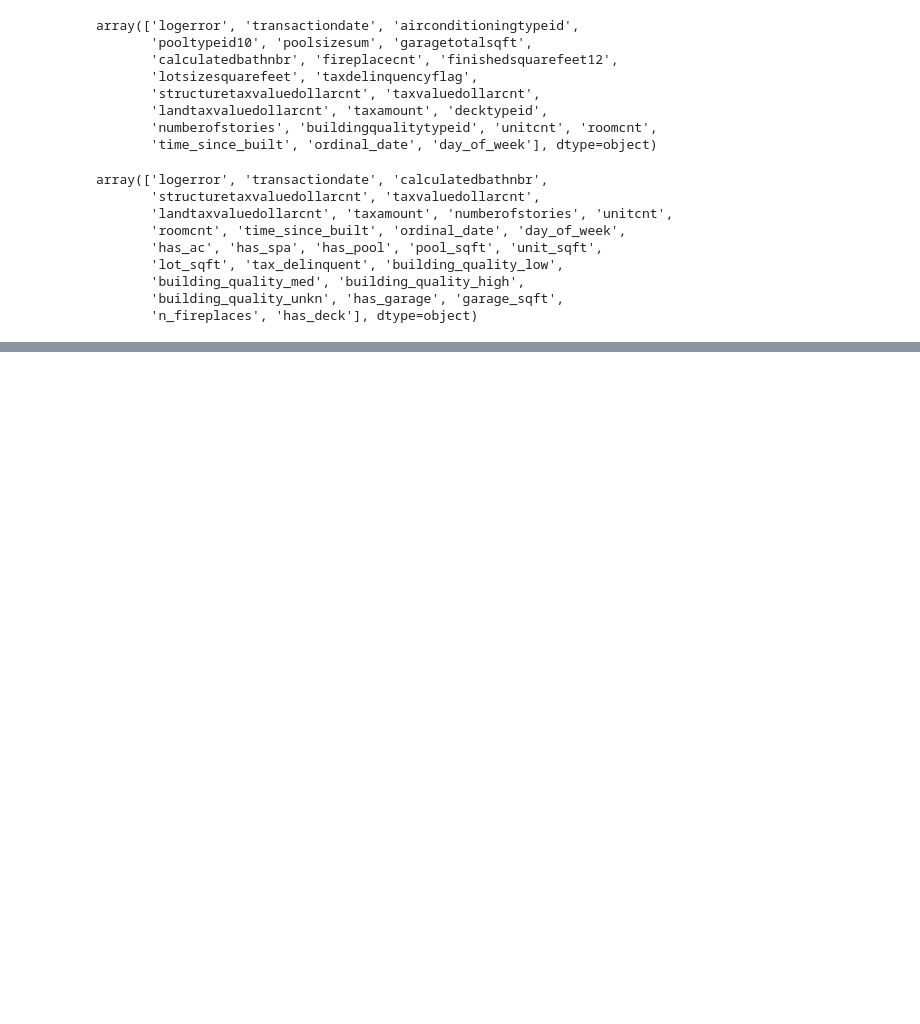
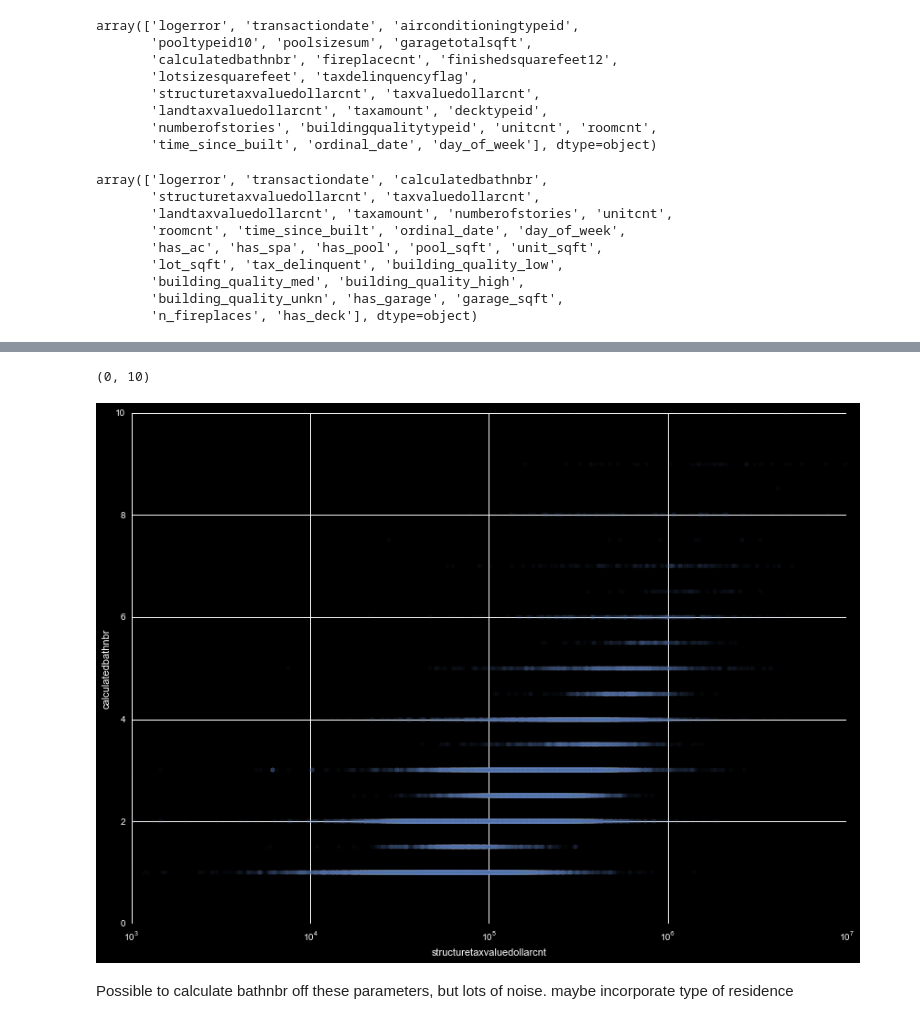
Before and after one commit to markertsean/zillow, a Jupyter notebook: detail_variables_purchased.ipynb, the cells around one changed output, grey strips where cells are left out. Drawn from its saved outputs; the diff is of its cells as text; code cells hidden in the pictures; blank space fills up the shorter version.

```diff
--- a/detail_variables_purchased.ipynb
+++ b/detail_variables_purchased.ipynb
@@ -152,0 +352,10 @@ array(['logerror', 'transactiondate', 'calculatedbathnbr',
+# %%
+my_df.plot.scatter( x='structuretaxvaluedollarcnt', y='calculatedbathnbr', alpha=0.05 )
+plt.xscale( 'log' )
+plt.xlim( [1e3,1e7] )
+plt.ylim( [  0,10 ] )
+# %% [output]
+(0, 10)
+[figure, added]
+# %% [markdown]
+Possible to calculate bathnbr off these parameters, but lots of noise. maybe incorporate type of residence
```
Also changed, not shown: parts of 13 cells of this notebook, 1 other file.
